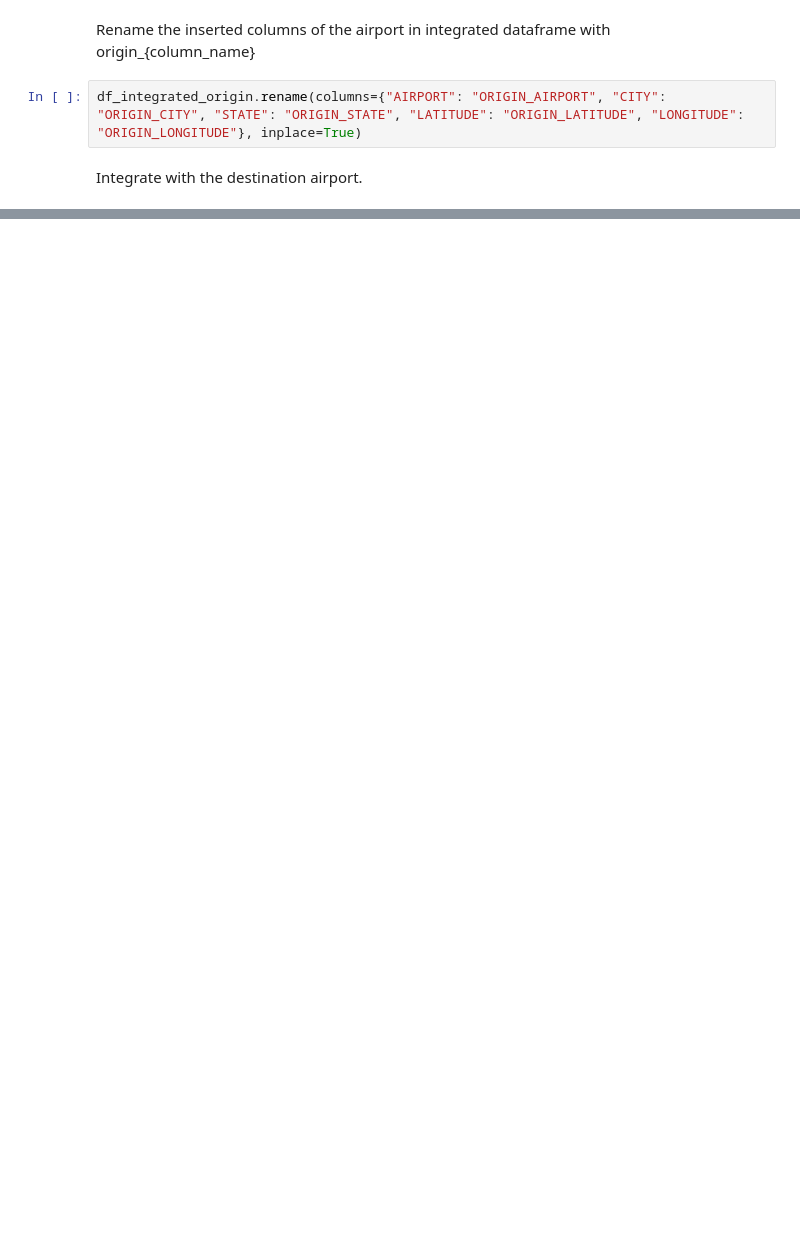
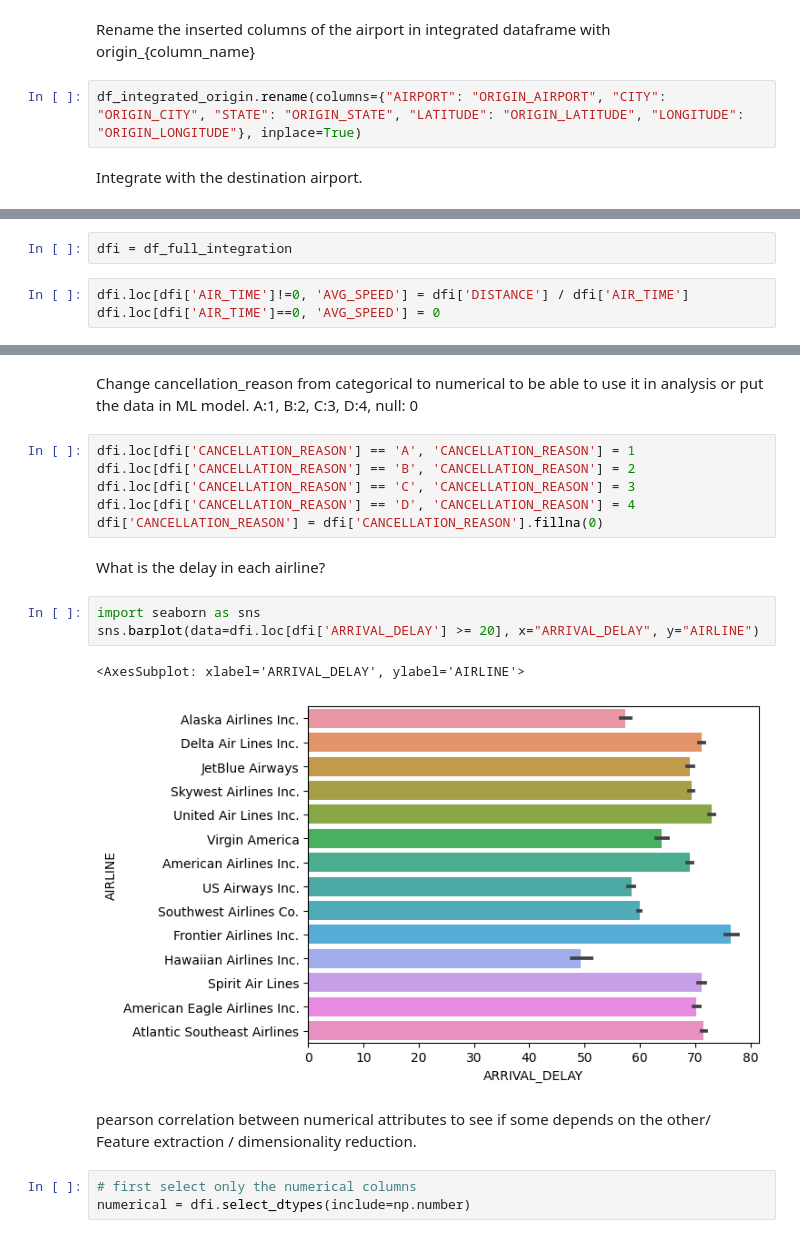
Before and after one commit to ssary/USA-Flight-delays, a Jupyter notebook: P2.ipynb, the cells around one changed output, grey strips where cells are left out. Drawn from its saved outputs; the diff is of its cells as text; blank space fills up the shorter version.

```diff
--- a/P2.ipynb
+++ b/P2.ipynb
@@ -314,0 +308,5 @@ Index(['YEAR', 'MONTH', 'DAY', 'DAY_OF_WEEK', 'FLIGHT_NUMBER', 'TAIL_NUMBER',
+# %%
+dfi = df_full_integration
+# %%
+dfi.loc[dfi['AIR_TIME']!=0, 'AVG_SPEED'] = dfi['DISTANCE'] / dfi['AIR_TIME']
+dfi.loc[dfi['AIR_TIME']==0, 'AVG_SPEED'] = 0
@@ -314,0 +327,22 @@ Index(['YEAR', 'MONTH', 'DAY', 'DAY_OF_WEEK', 'FLIGHT_NUMBER', 'TAIL_NUMBER',
+# %% [markdown]
+Change cancellation_reason from categorical to numerical to be able to use it in analysis or put the data in ML model.
+A:1, B:2, C:3, D:4, null: 0
+# %%
+dfi.loc[dfi['CANCELLATION_REASON'] == 'A', 'CANCELLATION_REASON'] = 1
+dfi.loc[dfi['CANCELLATION_REASON'] == 'B', 'CANCELLATION_REASON'] = 2
+dfi.loc[dfi['CANCELLATION_REASON'] == 'C', 'CANCELLATION_REASON'] = 3
+dfi.loc[dfi['CANCELLATION_REASON'] == 'D', 'CANCELLATION_REASON'] = 4
+dfi['CANCELLATION_REASON'] = dfi['CANCELLATION_REASON'].fillna(0)
+# %% [markdown]
+What is the delay in each airline?
+# %%
+import seaborn as sns
+sns.barplot(data=dfi.loc[dfi['ARRIVAL_DELAY'] >= 20], x="ARRIVAL_DELAY", y="AIRLINE")
+# %% [output]
+<AxesSubplot: xlabel='ARRIVAL_DELAY', ylabel='AIRLINE'>
+[figure, added]
+# %% [markdown]
+pearson correlation between numerical attributes to see if some depends on the other/ Feature extraction / dimensionality reduction.
+# %%
+# first select only the numerical columns
+numerical = dfi.select_dtypes(include=np.number)
```
Also changed, not shown: parts of 26 cells of this notebook.
